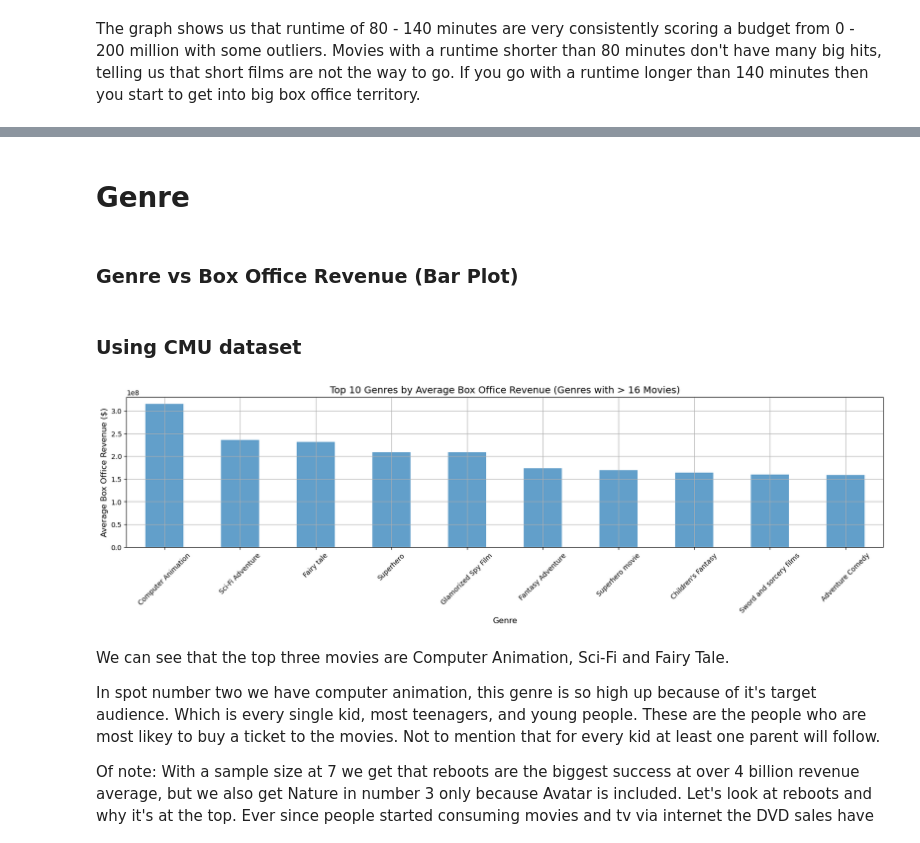
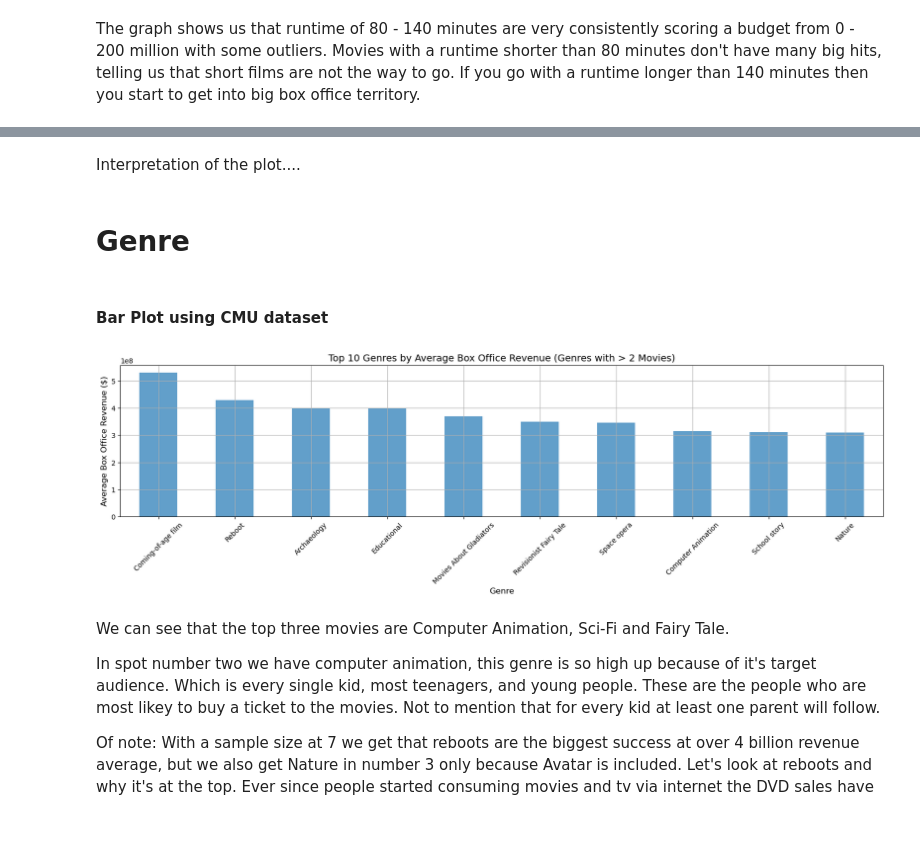
Before and after one commit to epfl-ada/ada-2024-project-conquistada, a Jupyter notebook: analysis_erik.ipynb, the cells around one changed output, grey strips where cells are left out. Cells and saved outputs as stored; diff of their text form; code cells hidden in the pictures.

```diff
--- a/analysis_erik.ipynb
+++ b/analysis_erik.ipynb
@@ -97,32 +197,32 @@ plt.show()
+# %% [markdown]
+Interpretation of the plot....
 # %% [markdown]
 # Genre
-# %% [markdown]
-### Genre vs Box Office Revenue (Bar Plot)
 # %% [markdown]
-### Using CMU dataset
+#### Bar Plot using CMU dataset
 # %%
 movies_with_genres = movies.explode('Extracted Genres')
 
 genre_revenue = movies_with_genres.groupby('Extracted Genres')['Movie box office revenue'].mean().sort_values(ascending=False)
 
-LIMIT_SAMPLE = 15
+LIMIT_SAMPLE = 1
 genre_counts = movies_with_genres['Extracted Genres'].value_counts()
 valid_genres = genre_counts[genre_counts >= LIMIT_SAMPLE].index
 
 movies_with_valid_genres = movies_with_genres[movies_with_genres['Extracted Genres'].isin(valid_genres)]
 
 genre_revenue = movies_with_valid_genres.groupby('Extracted Genres')['Movie box office revenue'].mean().sort_values(ascending=False)
 
 plt.figure(figsize=(20, 4))
 genre_revenue.head(10).plot(kind='bar', alpha=0.7)
 plt.title(f'Top 10 Genres by Average Box Office Revenue (Genres with > {LIMIT_SAMPLE+1} Movies)', fontsize=14)
 plt.xlabel('Genre', fontsize=12)
 plt.ylabel('Average Box Office Revenue ($)', fontsize=12)
 plt.xticks(rotation=45)
 plt.grid(True)
 plt.show()
 # %% [output]
-[figure, old version]
+[figure, new version]
 # %% [markdown]
 We can see that the top three movies are Computer Animation, Sci-Fi and Fairy Tale.
 
```
Also changed, not shown: parts of 42 cells of this notebook.
